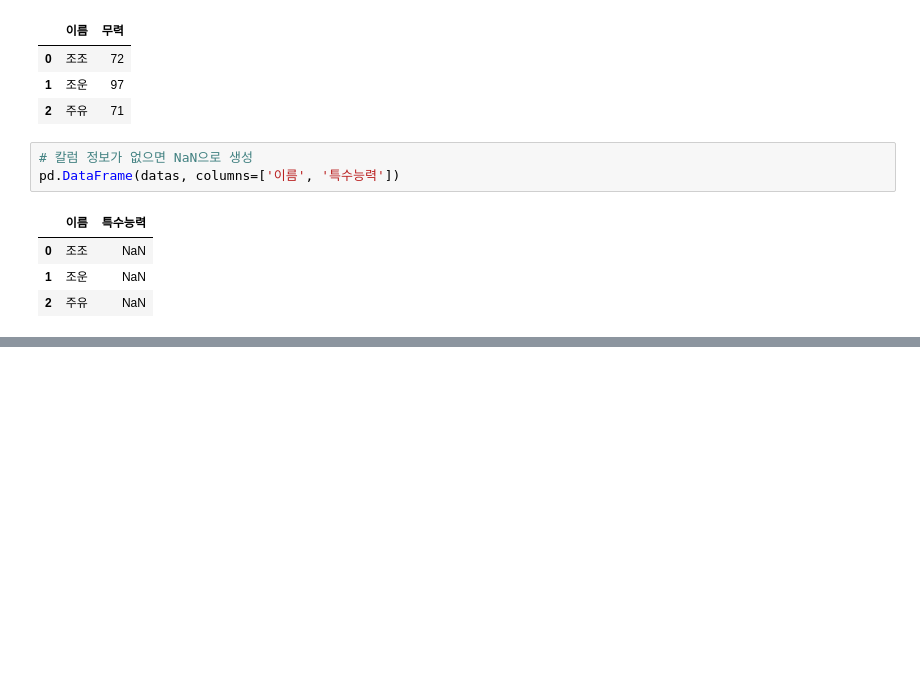
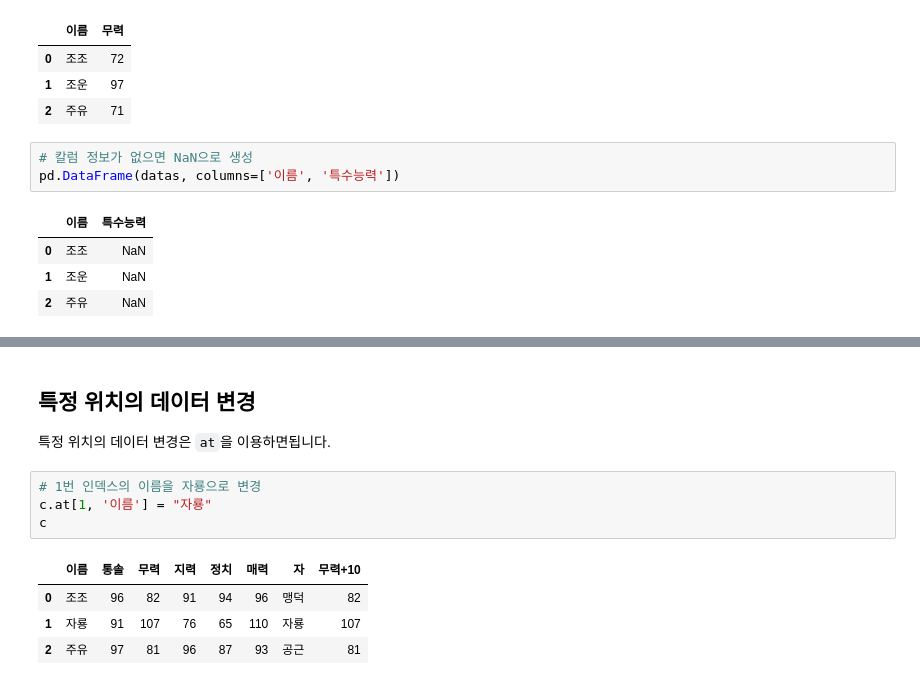
Before and after one commit to developer-sdk/kaggle-python-beginner, a Jupyter notebook: DataFrame/DataFrame.ipynb, the cells around one changed output, grey strips where cells are left out. Drawn from its saved outputs; the diff is of its cells as text; blank space fills up the shorter version.

```diff
--- a/DataFrame/DataFrame.ipynb
+++ b/DataFrame/DataFrame.ipynb
@@ -46,0 +265,12 @@ pd.DataFrame(datas, index=['A', 'B', 'C'])
+# %% [markdown]
+## 특정 위치의 데이터 변경
+특정 위치의 데이터 변경은 `at`을 이용하면됩니다.
+# %%
+# 1번 인덱스의 이름을 자룡으로 변경
+c.at[1, '이름'] = "자룡"
+c
+# %% [output]
+|  | 이름 | 통솔 | 무력 | 지력 | 정치 | 매력 | 자 | 무력+10 |
+| 0 | 조조 | 96 | 82 | 91 | 94 | 96 | 맹덕 | 82 |
+| 1 | 자룡 | 91 | 107 | 76 | 65 | 110 | 자룡 | 107 |
+| 2 | 주유 | 97 | 81 | 96 | 87 | 93 | 공근 | 81 |
```
Also changed, not shown: parts of 45 cells of this notebook.
